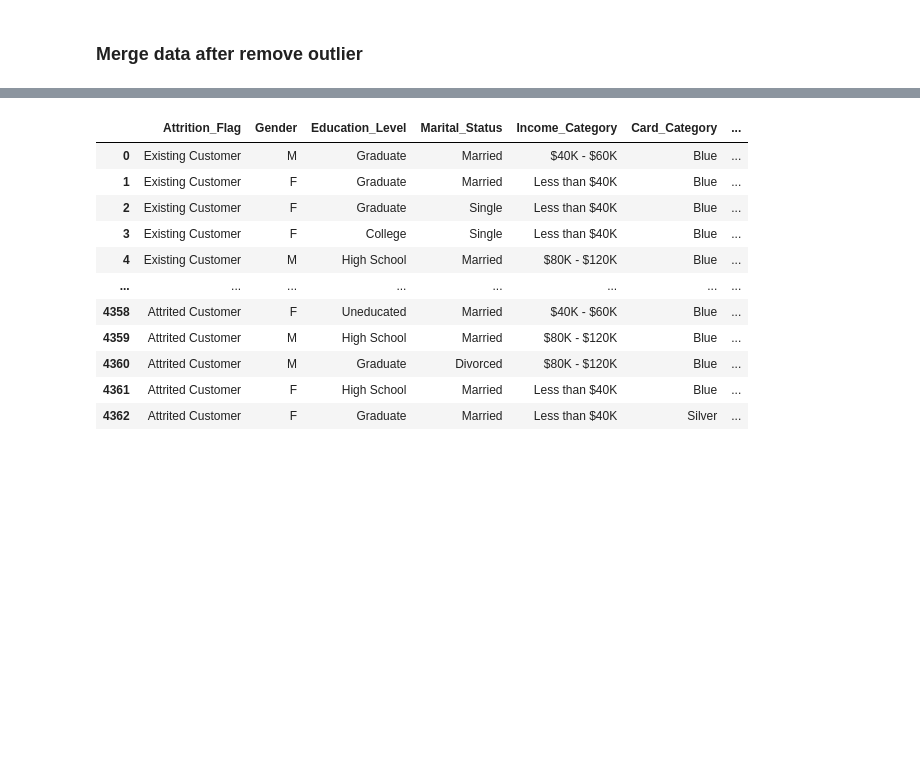
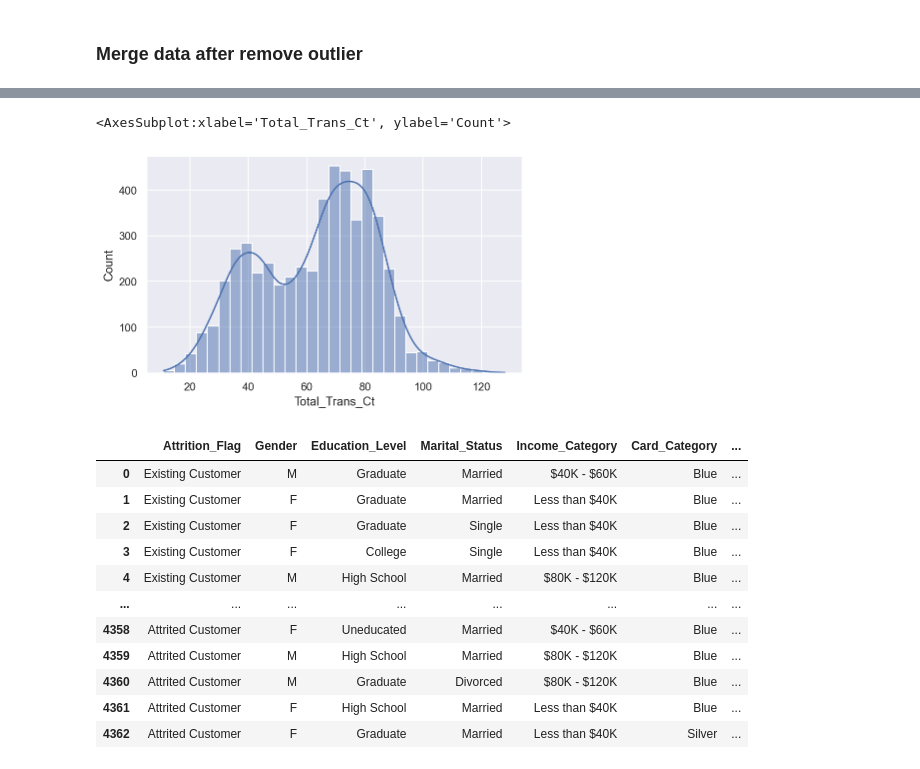
Before and after one commit to Alicisox/Bank-Churners, a Jupyter notebook: bank_churners.ipynb, the cells around one changed output, grey strips where cells are left out. Cells and saved outputs as stored; diff of their text form; code cells hidden in the pictures; blank space fills up the shorter version.

```diff
--- a/bank_churners.ipynb
+++ b/bank_churners.ipynb
@@ -305,3 +321,9 @@ CLIENTNUM
+# %%
+# only isolation
+sns.histplot(removed_outlier['Total_Trans_Ct'], kde=True)
+# %% [output]
+<AxesSubplot:xlabel='Total_Trans_Ct', ylabel='Count'>
+[figure, added]
 # %%
 # Finished cleaning dataset
 removed_outlier
```
Also changed, not shown: parts of 17 cells of this notebook.
